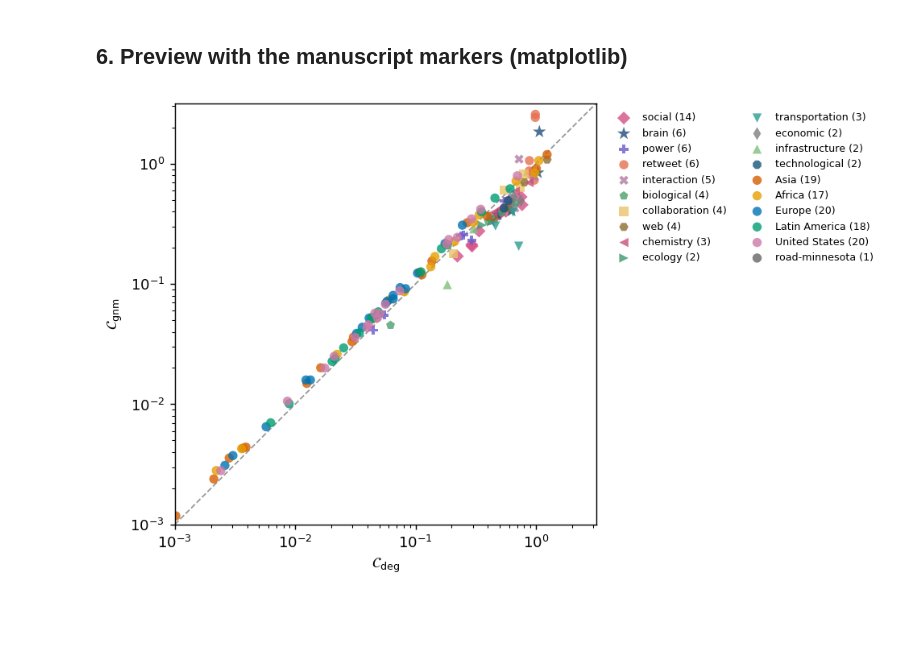
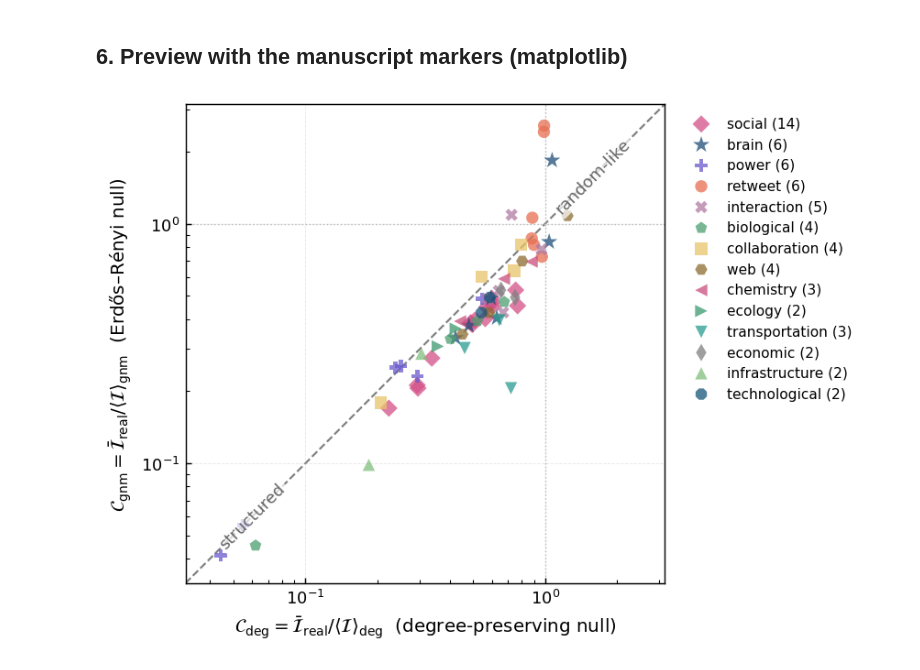
Before and after one commit to Gahyoun/nei-explorer, a Jupyter notebook: build_data.ipynb, the cells around one changed output. Drawn from its saved outputs; the diff is of its cells as text; code cells hidden in the pictures; blank space fills up the shorter version.

```diff
--- a/build_data.ipynb
+++ b/build_data.ipynb
@@ -382,22 +382,47 @@ wrote data/nei_indices.csv ((165, 52)) and data/nei_data.js (164 kB)
 # %% [markdown]
 ## 6. Preview with the manuscript markers (matplotlib)
 # %%
+import numpy as np
 import matplotlib.pyplot as plt
 from matplotlib.colors import to_rgba
+
 MPL = {"circle": "o", "square": "s", "diamond": "D", "thindiamond": "d", "plus": "P", "cross": "X", "star": "*",
        "triangle-up": "^", "triangle-down": "v", "triangle-left": "<", "triangle-right": ">",
        "pentagon": "p", "hexagon": "H", "octagon": "8"}
+INCLUDE_ROAD = False
+
+plt.rcParams.update({"font.size": 10, "axes.labelsize": 11, "axes.linewidth": 0.8,
+                     "xtick.direction": "in", "ytick.direction": "in"})
+d = df.dropna(subset=["C_deg", "C_gnm"])
+if not INCLUDE_ROAD:
+    d = d[d.group == "non-road"]
+
+v = np.log10(np.r_[d.C_deg, d.C_gnm])
+lim = (10 ** (np.floor(v.min() * 2) / 2), 10 ** (np.ceil(v.max() * 2) / 2))
+
 fig, ax = plt.subplots(figsize=(7, 4.8), dpi=130)
+ax.plot(lim, lim, "--", color="0.5", lw=1.2, zorder=0)
+ax.axvline(1, color="0.75", lw=0.8, ls=":", zorder=0)
+ax.axhline(1, color="0.75", lw=0.8, ls=":", zorder=0)
 for c in CATS:
-    s = df[(df.cat == c["key"])].dropna(subset=["C_deg", "C_gnm"])
+    s = d[d.cat == c["key"]]
     if len(s):
-        ax.scatter(s.C_deg, s.C_gnm, marker=MPL[c["shape"]], s=90 if c["shape"] == "star" else 40,
-                   color=to_rgba(c["color"], 0.8), edgecolors="none", label=f'{c["name"]} ({len(s)})')
-lim = (10 ** -3, 10 ** 0.5)
-ax.plot(lim, lim, "--", color="0.6", lw=1, zorder=0)
-ax.set_xscale("log"); ax.set_yscale("log"); ax.set_xlim(*lim); ax.set_ylim(*lim); ax.set_aspect("equal")
-ax.set_xlabel(r"$\mathcal{C}_{\rm deg}$"); ax.set_ylabel(r"$\mathcal{C}_{\rm gnm}$")
-ax.legend(fontsize=7, ncol=2, frameon=False, bbox_to_anchor=(1.02, 1), loc="upper left")
-plt.tight_layout(); plt.show()
+        ax.scatter(s.C_deg, s.C_gnm, marker=MPL[c["shape"]], s=110 if c["shape"] == "star" else 55,
+                   color=to_rgba(c["color"], 0.75), edgecolors="none", label=f'{c["name"]} ({len(s)})', zorder=3)
+
+ax.set_xscale("log"); ax.set_yscale("log")
+ax.set_xlim(*lim); ax.set_ylim(*lim)
+ax.set_aspect("equal", adjustable="box")
+ax.grid(True, which="major", ls="--", lw=0.5, alpha=0.3)
+ax.set_xlabel(r"$\mathcal{C}_{\rm deg}=\bar{\mathcal{I}}_{\rm real}/\langle\mathcal{I}\rangle_{\rm deg}$  (degree-preserving null)")
+ax.set_ylabel(r"$\mathcal{C}_{\rm gnm}=\bar{\mathcal{I}}_{\rm real}/\langle\mathcal{I}\rangle_{\rm gnm}$  (Erdős–Rényi null)")
+bg = dict(boxstyle="round,pad=0.15", facecolor="white", edgecolor="none", alpha=0.7)
+ax.text(lim[0] * 1.35, lim[0] * 1.35, "structured", rotation=45, ha="left", va="bottom", fontsize=10, color="0.4", bbox=bg)
+ax.text(lim[1] / 1.35, lim[1] / 1.35, "random-like", rotation=45, ha="right", va="top", fontsize=10, color="0.4", bbox=bg)
+ax.legend(fontsize=8.5, ncol=1, frameon=False, bbox_to_anchor=(1.02, 1), loc="upper left")
+plt.tight_layout()
+fig.savefig('/Users/gahyoungim/Library/CloudStorage/GoogleDrive-dotchgahyoun@gmail.com/내 드라이브/Project-HONE/fig/C_geom.png', dpi = 300)
+fig.savefig('/Users/gahyoungim/Library/CloudStorage/GoogleDrive-dotchgahyoun@gmail.com/내 드라이브/Project-HONE/fig/C_geom.pdf')
+plt.show()
 # %% [output]
-[figure, old version]
+[figure, new version]
```
Also changed, not shown: 2 other files.
